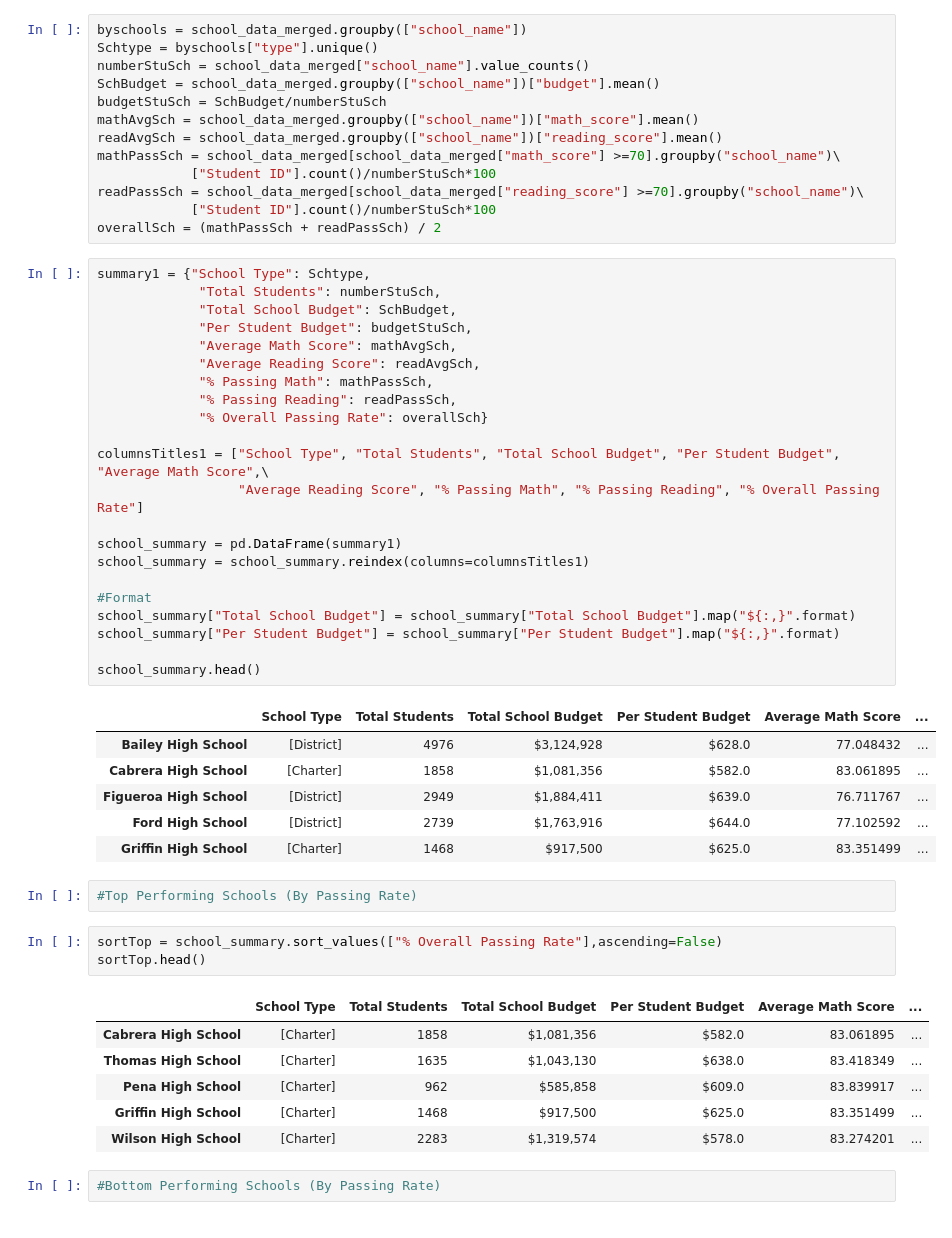
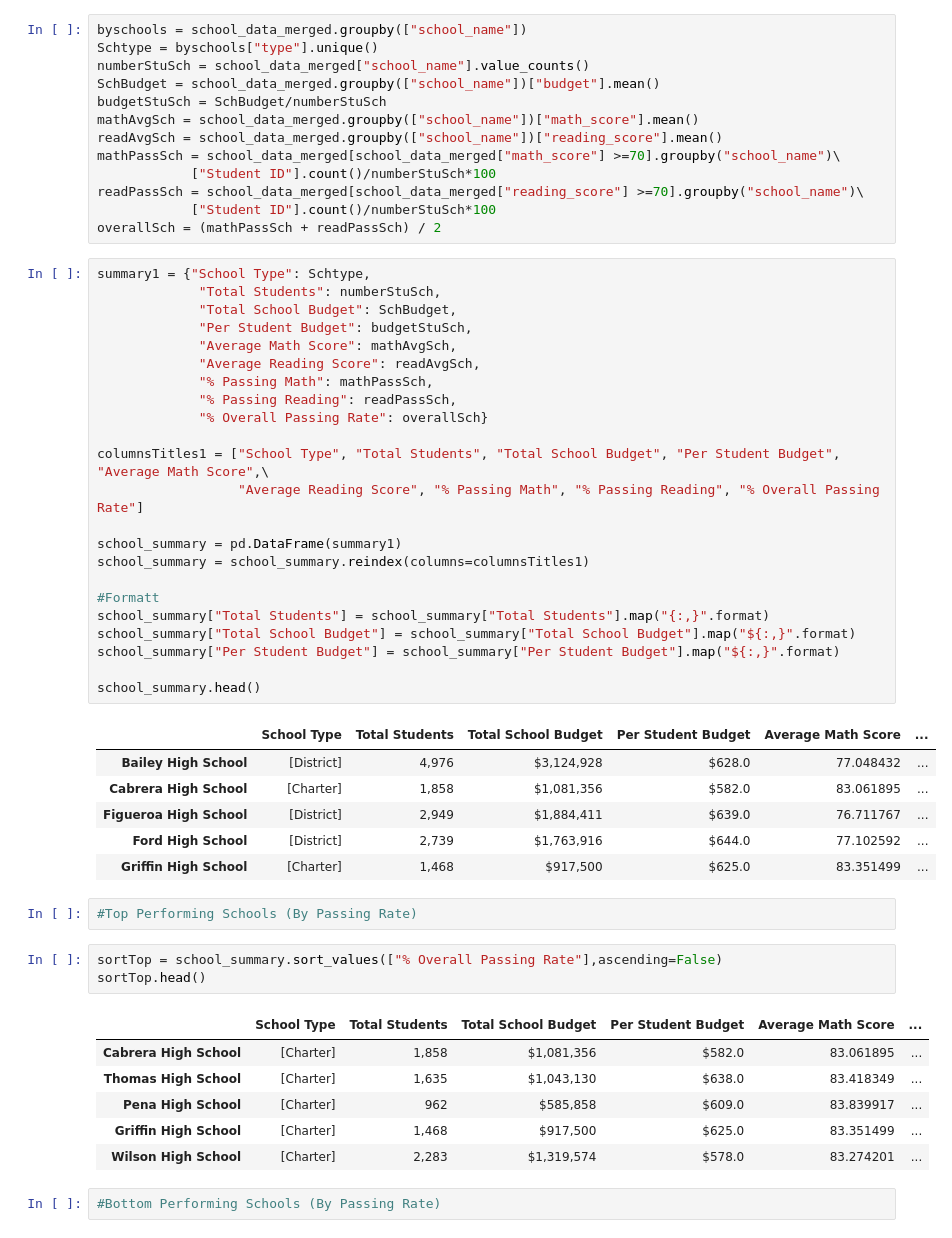
Before and after one commit to marianiviris/pandas-challenge, a Jupyter notebook: pandas-challenge/PyCitySchools.ipynb, the cells around one changed output. Drawn from its saved outputs; the diff is of its cells as text.

```diff
--- a/pandas-challenge/PyCitySchools.ipynb
+++ b/pandas-challenge/PyCitySchools.ipynb
@@ -71,32 +71,33 @@ overallSch = (mathPassSch + readPassSch) / 2
 # %%
 summary1 = {"School Type": Schtype,
              "Total Students": numberStuSch,
              "Total School Budget": SchBudget,
              "Per Student Budget": budgetStuSch,
              "Average Math Score": mathAvgSch,
              "Average Reading Score": readAvgSch,
              "% Passing Math": mathPassSch,
              "% Passing Reading": readPassSch,
              "% Overall Passing Rate": overallSch}
 
 columnsTitles1 = ["School Type", "Total Students", "Total School Budget", "Per Student Budget", "Average Math Score",\
                   "Average Reading Score", "% Passing Math", "% Passing Reading", "% Overall Passing Rate"]
 
 school_summary = pd.DataFrame(summary1)
 school_summary = school_summary.reindex(columns=columnsTitles1)
 
-#Format
+#Formatt
+school_summary["Total Students"] = school_summary["Total Students"].map("{:,}".format)
 school_summary["Total School Budget"] = school_summary["Total School Budget"].map("${:,}".format)
 school_summary["Per Student Budget"] = school_summary["Per Student Budget"].map("${:,}".format)
 
 school_summary.head()
 # %% [output]
 |  | School Type | Total Students | Total School Budget | Per Student Budget | Average Math Score | ... |
-| Bailey High School | [District] | 4976 | $3,124,928 | $628.0 | 77.048432 | ... |
-| Cabrera High School | [Charter] | 1858 | $1,081,356 | $582.0 | 83.061895 | ... |
-| Figueroa High School | [District] | 2949 | $1,884,411 | $639.0 | 76.711767 | ... |
-| Ford High School | [District] | 2739 | $1,763,916 | $644.0 | 77.102592 | ... |
-| Griffin High School | [Charter] | 1468 | $917,500 | $625.0 | 83.351499 | ... |
+| Bailey High School | [District] | 4,976 | $3,124,928 | $628.0 | 77.048432 | ... |
+| Cabrera High School | [Charter] | 1,858 | $1,081,356 | $582.0 | 83.061895 | ... |
+| Figueroa High School | [District] | 2,949 | $1,884,411 | $639.0 | 76.711767 | ... |
+| Ford High School | [District] | 2,739 | $1,763,916 | $644.0 | 77.102592 | ... |
+| Griffin High School | [Charter] | 1,468 | $917,500 | $625.0 | 83.351499 | ... |
 # %%
 #Top Performing Schools (By Passing Rate)
 # %%
@@ -104,11 +105,11 @@ sortTop = school_summary.sort_values(["% Overall Passing Rate"],ascending=False)
 sortTop.head()
 # %% [output]
 |  | School Type | Total Students | Total School Budget | Per Student Budget | Average Math Score | ... |
-| Cabrera High School | [Charter] | 1858 | $1,081,356 | $582.0 | 83.061895 | ... |
-| Thomas High School | [Charter] | 1635 | $1,043,130 | $638.0 | 83.418349 | ... |
+| Cabrera High School | [Charter] | 1,858 | $1,081,356 | $582.0 | 83.061895 | ... |
+| Thomas High School | [Charter] | 1,635 | $1,043,130 | $638.0 | 83.418349 | ... |
 | Pena High School | [Charter] | 962 | $585,858 | $609.0 | 83.839917 | ... |
-| Griffin High School | [Charter] | 1468 | $917,500 | $625.0 | 83.351499 | ... |
-| Wilson High School | [Charter] | 2283 | $1,319,574 | $578.0 | 83.274201 | ... |
+| Griffin High School | [Charter] | 1,468 | $917,500 | $625.0 | 83.351499 | ... |
+| Wilson High School | [Charter] | 2,283 | $1,319,574 | $578.0 | 83.274201 | ... |
 # %%
 #Bottom Performing Schools (By Passing Rate)
 # %%
```
Also changed, not shown: parts of 1 cell of this notebook.
